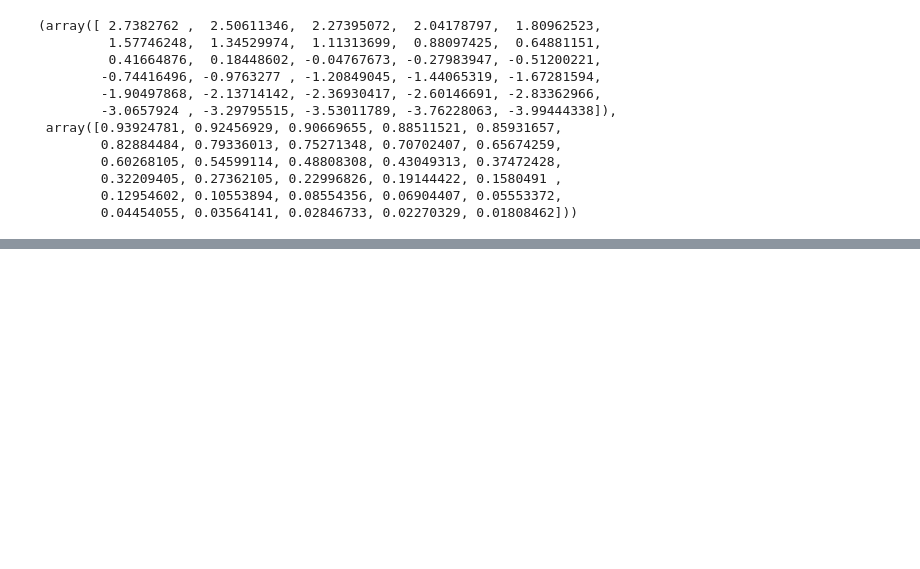
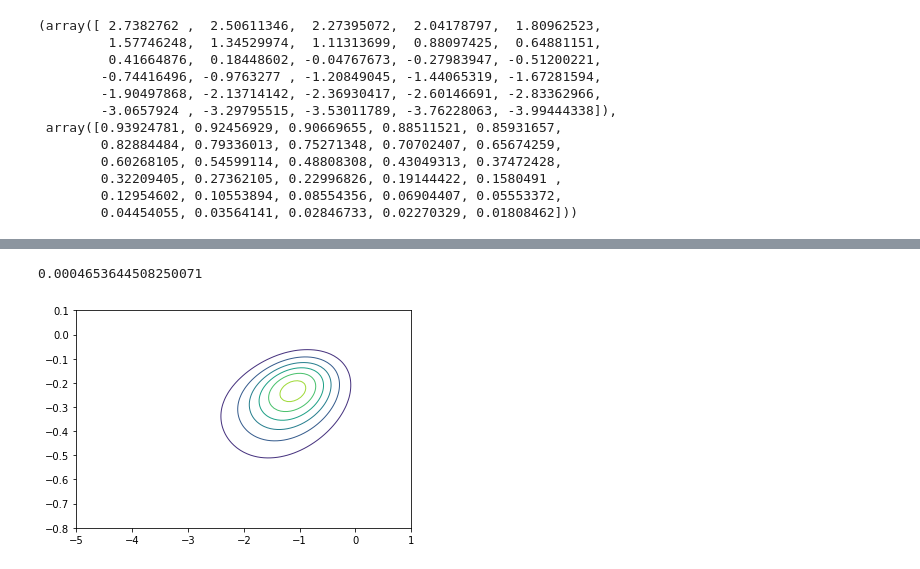
Before and after one commit to minstrel1149/think_bayes, a Jupyter notebook: Ch.16_Logistic_Regression.ipynb, the cells around one changed output, grey strips where cells are left out. Drawn from its saved outputs; the diff is of its cells as text; code cells hidden in the pictures; blank space fills up the shorter version.

```diff
--- a/Ch.16_Logistic_Regression.ipynb
+++ b/Ch.16_Logistic_Regression.ipynb
@@ -78,0 +94,3 @@ log_odds, ps
+# %%
+grouped = data.groupby('x')['y'].agg(['count', 'sum'])
+grouped.head()
@@ -78,0 +105,22 @@ log_odds, ps
+# %%
+ns = grouped['count']
+ks = grouped['sum']
+xs = grouped.index
+ps = expit(inter + slope * xs)
+# %%
+likes = ss.binom(ns, ps).pmf(ks)
+likes.prod()
+# %% [output]
+0.0004653644508250071
+# %%
+likelihood = joint_pmf.copy()
+for slope, inter in joint_pmf.copy().index:
+    ps = expit(inter + slope * xs)
+    likes = ss.binom(ns, ps).pmf(ks)
+    likelihood[slope, inter] = likes.prod()
+# %%
+posterior_pmf = joint_pmf * likelihood
+posterior_pmf.normalize()
+plot_contour(posterior_pmf.unstack())
+# %% [output]
+[figure, added]
```
Also changed, not shown: parts of 12 cells of this notebook, 1 other file.
